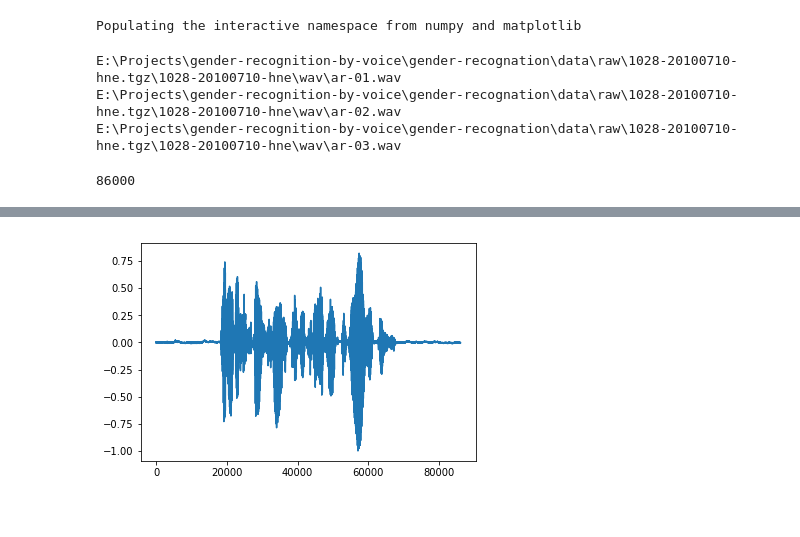
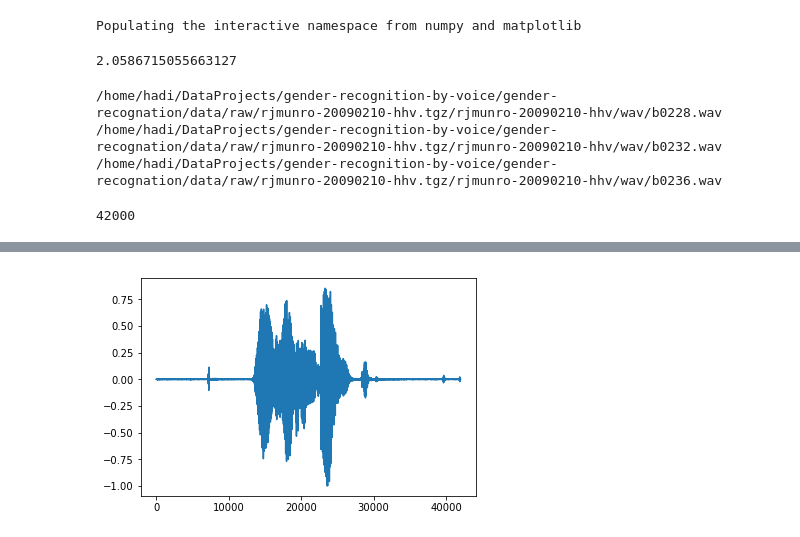
Before and after one commit to hadi-gharibi/gender-recognition-by-voice, a Jupyter notebook: explore/FE/Untitled.ipynb, the cells around one changed output, grey strips where cells are left out. Drawn from its saved outputs; the diff is of its cells as text; code cells hidden in the pictures.

```diff
--- a/explore/FE/Untitled.ipynb
+++ b/explore/FE/Untitled.ipynb
@@ -11,3 +11,7 @@ df = pd.read_csv("E:/Projects/gender-recognition-by-voice/gender-recognation/dat
+# %%
+PATH = os.path.join(os.getcwd(),'..','..','gender-recognation','data','csv','waves.csv')
+# %%
+df = pd.read_csv(PATH)
 # %%
 def normalize(ys, amp=1.0):
     """Normalizes a wave array so the maximum amplitude is +amp or -amp.
@@ -78,0 +89,3 @@ class Wave:
+# %%
+p = df.path.iloc[0]
+snd = Wave.read_wave(p)
@@ -79,24 +94,27 @@ class Wave:
+# %%
+np.abs(snd.hs).max()
+# %% [output]
+2.0586715055663127
 # %%
 for x in df.path.iloc[:3].values:print(x)
 # %% [output]
-E:\Projects\gender-recognition-by-voice\gender-recognation\data\raw\1028-20100710-hne.tgz\1028-20100710-hne\wav\ar-01.wav
-E:\Projects\gender-recognition-by-voice\gender-recognation\data\raw\1028-20100710-hne.tgz\1028-20100710-hne\wav\ar-02.wav
-E:\Projects\gender-recognition-by-voice\gender-recognation\data\raw\1028-20100710-hne.tgz\1028-20100710-hne\wav\ar-03.wav
+/home/hadi/DataProjects/gender-recognition-by-voice/gender-recognation/data/raw/rjmunro-20090210-hhv.tgz/rjmunro-20090210-hhv/wav/b0228.wav
+/home/hadi/DataProjects/gender-recognition-by-voice/gender-recognation/data/raw/rjmunro-20090210-hhv.tgz/rjmunro-20090210-hhv/wav/b0232.wav
+/home/hadi/DataProjects/gender-recognition-by-voice/gender-recognation/data/raw/rjmunro-20090210-hhv.tgz/rjmunro-20090210-hhv/wav/b0236.wav
 # %%
 def plot_player(i):
     p = df.path.iloc[i]
-    wave = Wave()
-    snd = wave.read_wave(p)
-    plot(snd)
-    print(len(snd))
-    audio = Audio(data=snd, rate=wave.framerate)
+    snd = Wave.read_wave(p)
+    plot(snd.ys)
+    print(len(snd.ys))
+    audio = Audio(data=snd.ys, rate=snd.framerate)
     return audio
 
-plot_player(1)
+plot_player(0)
 # %% [output]
-86000
+42000
 [interactive output not drawn]
-[figure, old version]
+[figure, new version]
 # %%
 plot_player(9)
 # %% [output]
```
Also changed, not shown: parts of 37 cells of this notebook.
